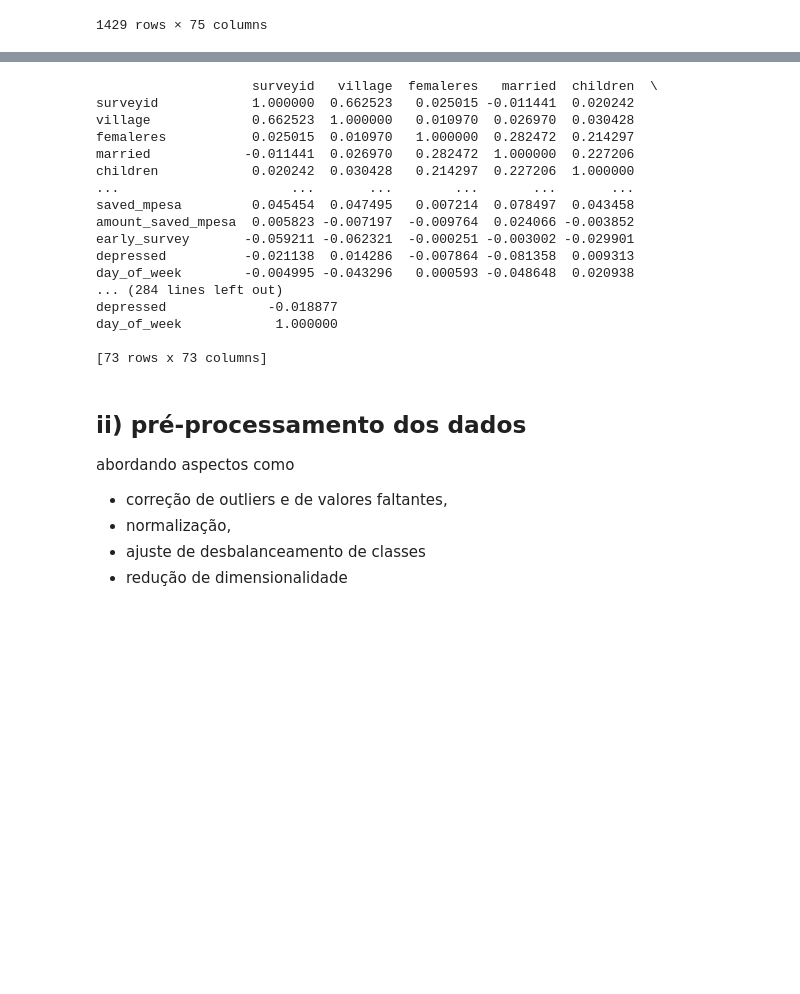
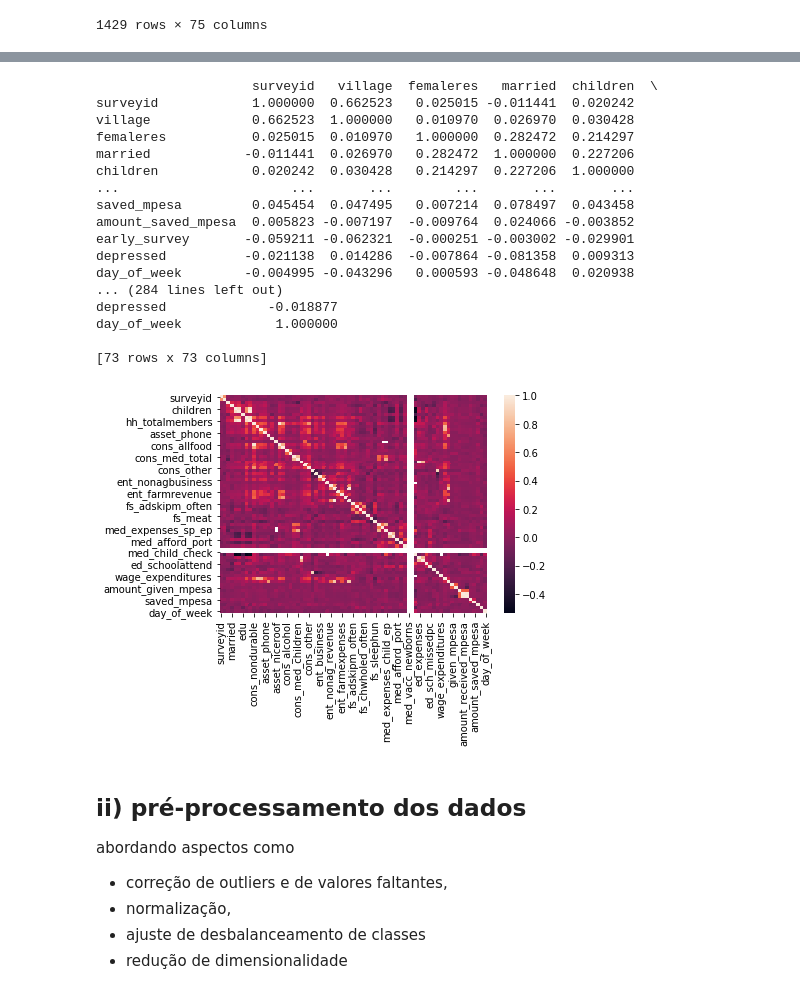
Before and after one commit to kaline/TrabalhoFinalML, a Jupyter notebook: dataset.ipynb, the cells around one changed output, grey strips where cells are left out. Saved outputs shown, nothing was run; the diff lists cells and outputs as text; code cells hidden in the pictures; blank space fills up the shorter version.

```diff
--- a/dataset.ipynb
+++ b/dataset.ipynb
@@ -370,27 +334,28 @@ df_depressed_dataset.head(5)
 | 3 | 1065 | 97 | 23-Sep-61 | 1 | 27 | 1 | 2 | 4 | 10 | 2 | ... |
 | 4 | 806 | 42 | 12-Sep-61 | 0 | 59 | 0 | 4 | 6 | 10 | 4 | ... |
 # %%
-
 # correlation
 print(df_depressed_dataset.corr())
+ax = sns.heatmap(df_depressed_dataset.corr())
 # %% [output]
                     surveyid   village  femaleres   married  children  \
 surveyid            1.000000  0.662523   0.025015 -0.011441  0.020242
 village             0.662523  1.000000   0.010970  0.026970  0.030428
 femaleres           0.025015  0.010970   1.000000  0.282472  0.214297
 married            -0.011441  0.026970   0.282472  1.000000  0.227206
 children            0.020242  0.030428   0.214297  0.227206  1.000000
 ...                      ...       ...        ...       ...       ...
 saved_mpesa         0.045454  0.047495   0.007214  0.078497  0.043458
 amount_saved_mpesa  0.005823 -0.007197  -0.009764  0.024066 -0.003852
 early_survey       -0.059211 -0.062321  -0.000251 -0.003002 -0.029901
 depressed          -0.021138  0.014286  -0.007864 -0.081358  0.009313
 day_of_week        -0.004995 -0.043296   0.000593 -0.048648  0.020938
 ... (284 lines left out)
 depressed             -0.018877
 day_of_week            1.000000
 
 [73 rows x 73 columns]
+[figure, added]
 # %% [markdown]
 ## ii) pré-processamento dos dados
 abordando aspectos como
```
Also changed, not shown: parts of 19 cells of this notebook.
